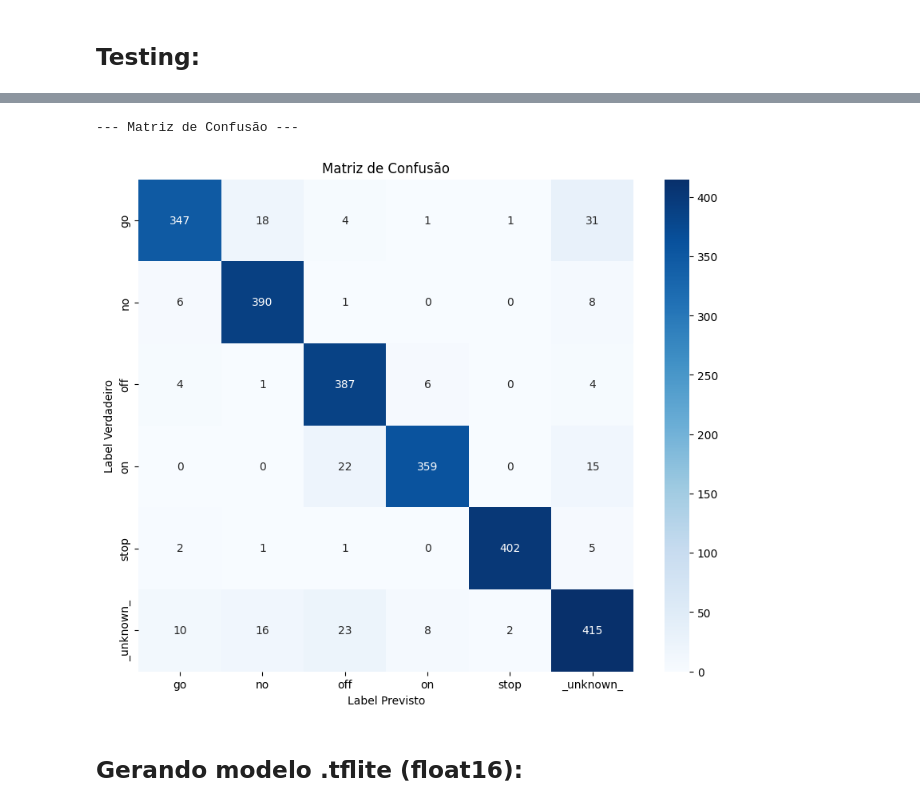
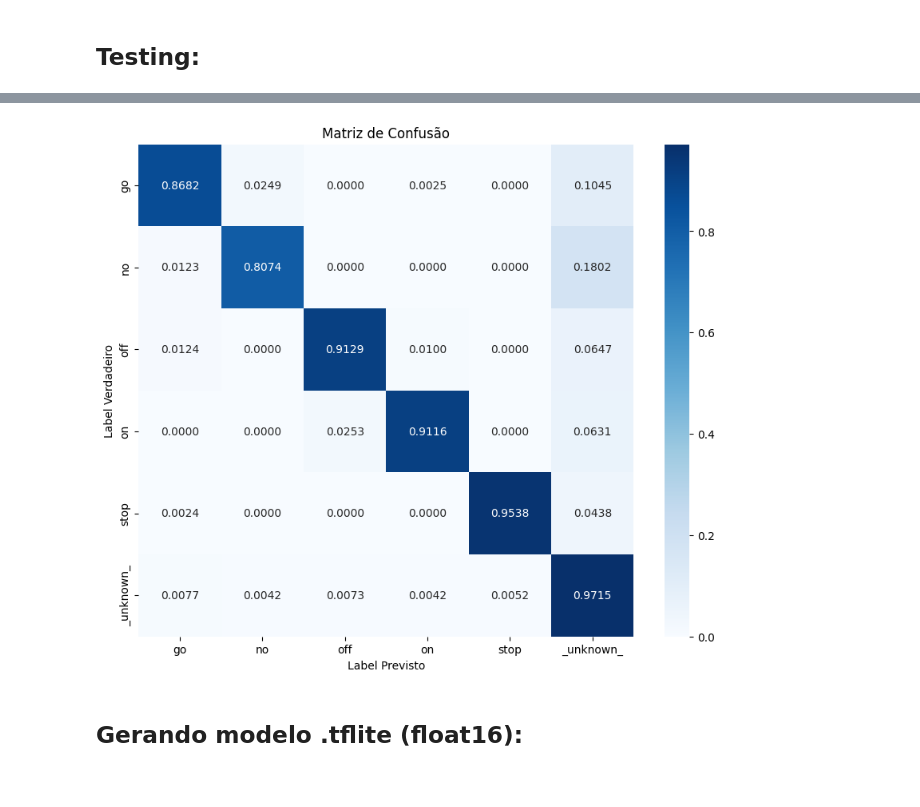
Before and after one commit to Roldao-Neto/KWS, a Jupyter notebook: Log_mel_&_MFCC/log_mel_model_dev.ipynb, the cells around one changed output, grey strips where cells are left out. Cells and saved outputs as stored; diff of their text form; code cells hidden in the pictures.

Commit message:
changed log mel models

```diff
--- a/Log_mel_&_MFCC/log_mel_model_dev.ipynb
+++ b/Log_mel_&_MFCC/log_mel_model_dev.ipynb
@@ -258,5 +255,5 @@ plt.show()
 # %%
-model_log_mel = tf.keras.models.load_model('../Projects/KWS-rasp-zero/KWS-RaspZero2W/Log_mel/models/model_log_mel.keras')
+model_log_mel = tf.keras.models.load_model('../Projects/KWS-rasp-zero/KWS-RaspZero2W/Log_mel_&_MFCC/models/model_log_mel.keras')
 
 y_pred_probs = model_log_mel.predict(test_ds)
 y_pred_indices = np.argmax(y_pred_probs, axis=1)
@@ -289,23 +286,23 @@ weighted avg       0.93      0.92      0.92      2490
 # %%
-print("\n--- Matriz de Confusão ---")
 cm = confusion_matrix(y_true_indices, y_pred_indices)
+row_sums = cm.sum(axis=1, keepdims=True)
+cm_normalized = cm.astype('float') / row_sums
 
 plt.figure(figsize=(10, 8))
 sns.heatmap(
-    cm,
+    cm_normalized,
     annot=True,
-    fmt='d',
+    fmt='.4f',
     cmap='Blues',
     xticklabels=CLASS_NAMES,
     yticklabels=CLASS_NAMES
 )
 plt.title('Matriz de Confusão')
 plt.ylabel('Label Verdadeiro')
 plt.xlabel('Label Previsto')
 plt.show()
 # %% [output]
---- Matriz de Confusão ---
-[figure, old version]
+[figure, new version]
 # %% [markdown]
 ## Gerando modelo .tflite (float16):
 # %%
```
Also changed, not shown: parts of 11 cells of this notebook, 4 other files.
